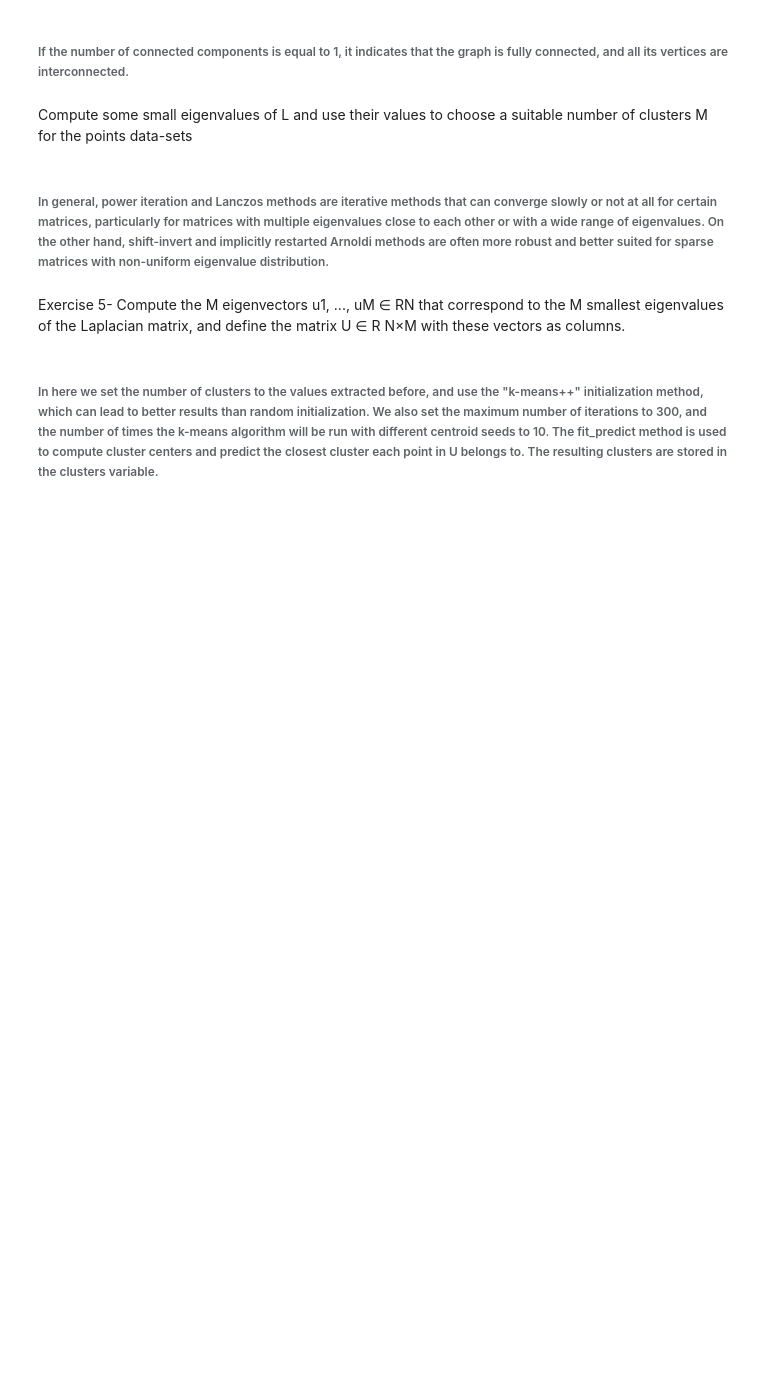
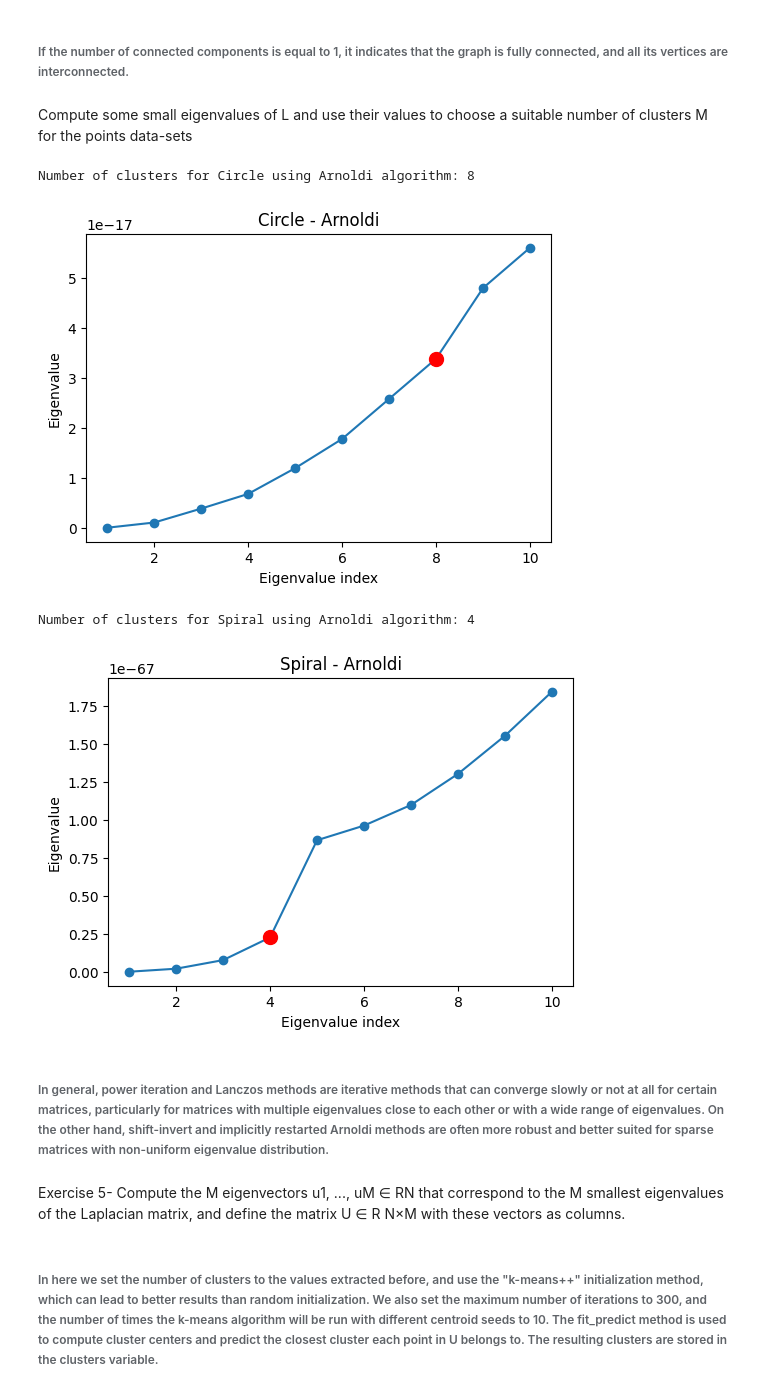
Before and after one commit to codeowlers/SpectralClustering, a Jupyter notebook: main-script.ipynb, the cells around one changed output. Cells and saved outputs as stored; diff of their text form; code cells hidden in the pictures; blank space fills up the shorter version.

Commit message:
Update plotting - sort eign vals

```diff
--- a/main-script.ipynb
+++ b/main-script.ipynb
@@ -60,10 +66,15 @@ print("Number of connected components (Spiral): ", spiral_num_components)
  Compute some small eigenvalues of L and use their values to choose a
 suitable number of clusters M for the points data-sets
 # %%
-circle_eigvals, circle_eigvecs = compute_eigen(L_circle_sparse, k = 10)
-circle_num_clusters = num_cluster(circle_eigvals, k=10,title='Circle' )
-spiral_eigvals, spiral_eigvecs = compute_eigen(L_spiral_sparse, k=10)
-spiral_num_clusters = num_cluster(spiral_eigvals, k=10, title='Spiral' )
+circle_eigvals, circle_eigvecs, circle_sorted_eigvals = compute_eigen(L_circle_sparse, k = 10)
+circle_num_clusters = num_cluster(circle_sorted_eigvals, k=10,title='Circle' )
+spiral_eigvals, spiral_eigvecs, spiral_sorted_eigvals = compute_eigen(L_spiral_sparse, k=10)
+spiral_num_clusters = num_cluster(spiral_sorted_eigvals, k=10, title='Spiral' )
+# %% [output]
+Number of clusters for Circle using Arnoldi algorithm: 8
+[figure, added]
+Number of clusters for Spiral using Arnoldi algorithm: 4
+[figure, added]
 # %% [markdown]
 ###### In general, power iteration and Lanczos methods are iterative methods that can converge slowly or not at all for certain matrices, particularly for matrices with multiple eigenvalues close to each other or with a wide range of eigenvalues. On the other hand, shift-invert and implicitly restarted Arnoldi methods are often more robust and better suited for sparse matrices with non-uniform eigenvalue distribution.
 # %% [markdown]
```
Also changed, not shown: parts of 9 cells of this notebook, 3 other files.
